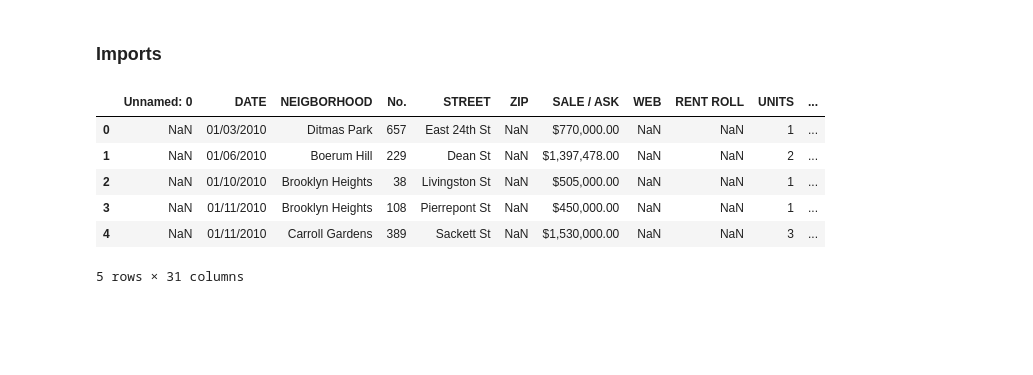
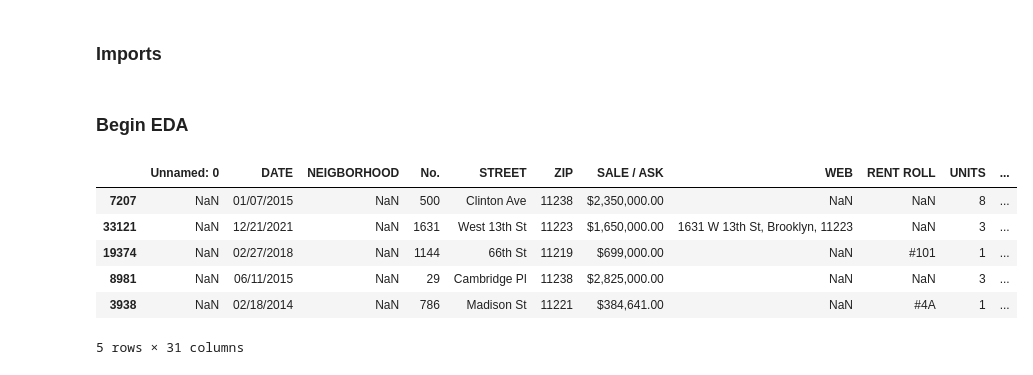
Before and after one commit to sralter/dean_property_consulting_2024, a Jupyter notebook: eda.ipynb, the cells around one changed output. Cells and saved outputs as stored; diff of their text form; code cells hidden in the pictures; blank space fills up the shorter version.

```diff
--- a/eda.ipynb
+++ b/eda.ipynb
@@ -9,4 +9,6 @@ import pandas as pd
 import numpy as np
 import matplotlib.pyplot as plt
 import seaborn as sns
+# %% [markdown]
+### Begin EDA
 # %%
@@ -13,11 +16,12 @@ import seaborn as sns
 df=pd.read_csv('../data/230000 RE Transfers 2010-2023 PROGRESS SORTED 2.csv',low_memory=False)
 # %%
-df.head()
+# peek at a sample
+df.sample(5)
 # %% [output]
 |  | Unnamed: 0 | DATE | NEIGBORHOOD | No. | STREET | ZIP | SALE / ASK | WEB | RENT ROLL | UNITS | ... |
-| 0 | NaN | 01/03/2010 | Ditmas Park | 657 | East 24th St | NaN | $770,000.00 | NaN | NaN | 1 | ... |
-| 1 | NaN | 01/06/2010 | Boerum Hill | 229 | Dean St | NaN | $1,397,478.00 | NaN | NaN | 2 | ... |
-| 2 | NaN | 01/10/2010 | Brooklyn Heights | 38 | Livingston St | NaN | $505,000.00 | NaN | NaN | 1 | ... |
-| 3 | NaN | 01/11/2010 | Brooklyn Heights | 108 | Pierrepont St | NaN | $450,000.00 | NaN | NaN | 1 | ... |
-| 4 | NaN | 01/11/2010 | Carroll Gardens | 389 | Sackett St | NaN | $1,530,000.00 | NaN | NaN | 3 | ... |
+| 7207 | NaN | 01/07/2015 | NaN | 500 | Clinton Ave | 11238 | $2,350,000.00 | NaN | NaN | 8 | ... |
+| 33121 | NaN | 12/21/2021 | NaN | 1631 | West 13th St | 11223 | $1,650,000.00 | 1631 W 13th St, Brooklyn, 11223 | NaN | 3 | ... |
+| 19374 | NaN | 02/27/2018 | NaN | 1144 | 66th St | 11219 | $699,000.00 | NaN | #101 | 1 | ... |
+| 8981 | NaN | 06/11/2015 | NaN | 29 | Cambridge Pl | 11238 | $2,825,000.00 | NaN | NaN | 3 | ... |
+| 3938 | NaN | 02/18/2014 | NaN | 786 | Madison St | 11221 | $384,641.00 | NaN | #4A | 1 | ... |
 5 rows × 31 columns
```
Also changed, not shown: parts of 26 cells of this notebook.
